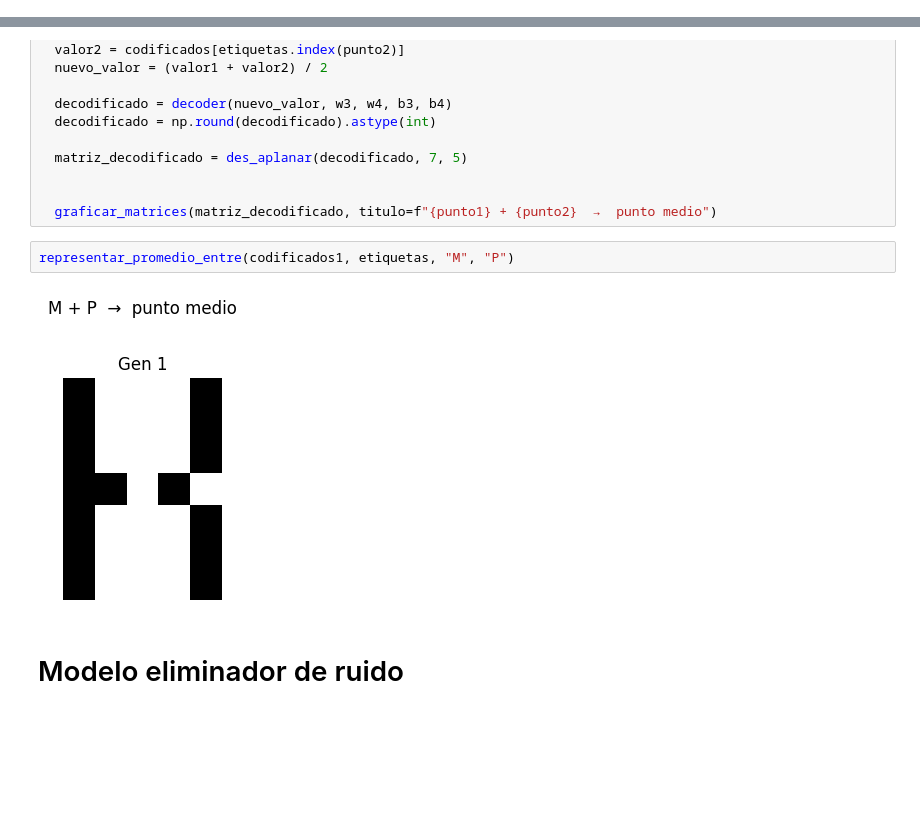
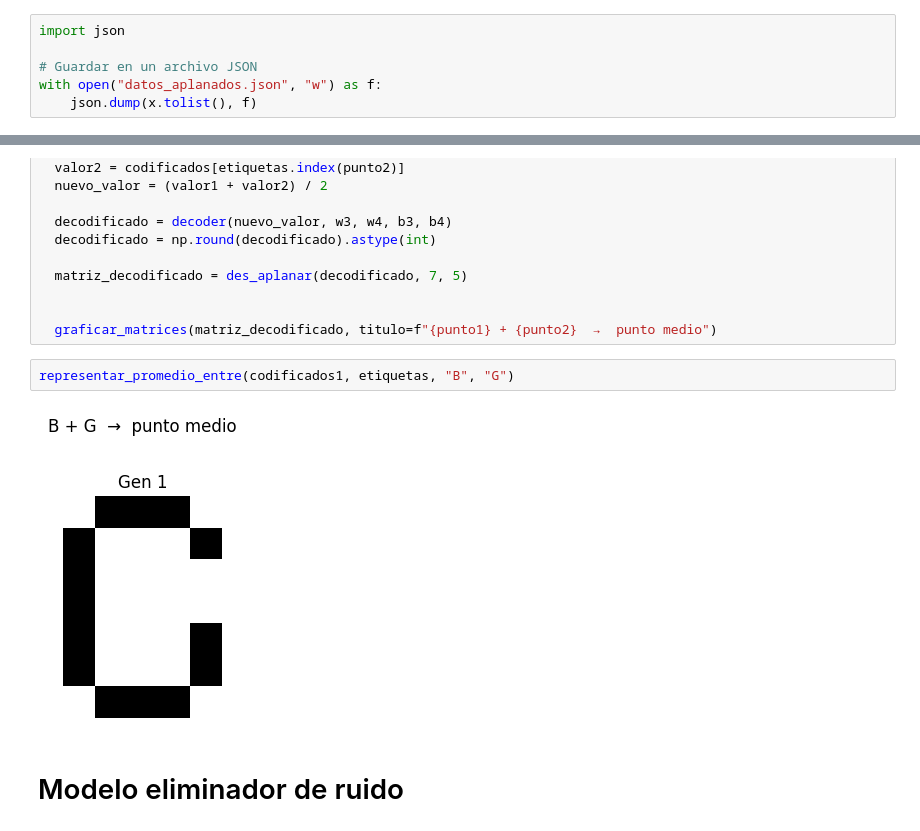
Before and after one commit to matias-cisnero/autoencoder-intro-ia, a Jupyter notebook: autoencoder-numpy.ipynb, the cells around one changed output, grey strips where cells are left out. Saved outputs shown, nothing was run; the diff lists cells and outputs as text; blank space fills up the shorter version.

```diff
--- a/autoencoder-numpy.ipynb
+++ b/autoencoder-numpy.ipynb
@@ -87,6 +87,12 @@ etiquetas = ['@', 'A', 'B', 'C', 'D', 'E', 'F', 'G', 'H', 'I', 'J', 'K', 'L', 'M
 matrices = binario_a_matriz(datos)
 
 x = aplanar(matrices, len(matrices)) # Datos enchorizados
+# %%
+import json
+
+# Guardar en un archivo JSON
+with open("datos_aplanados.json", "w") as f:
+    json.dump(x.tolist(), f)
 # %% [markdown]
 # Modelos
 # %% [markdown]
@@ -311,9 +445,9 @@ def representar_promedio_entre(codificados, etiquetas, punto1, punto2):
 
   graficar_matrices(matriz_decodificado, titulo=f"{punto1} + {punto2}  →  punto medio")
 # %%
-representar_promedio_entre(codificados1, etiquetas, "M", "P")
+representar_promedio_entre(codificados1, etiquetas, "B", "G")
 # %% [output]
-[figure, old version]
+[figure, new version]
 # %% [markdown]
 # Modelo eliminador de ruido
 # %% [markdown]
```
Also changed, not shown: parts of 18 cells of this notebook, 2 other files.
